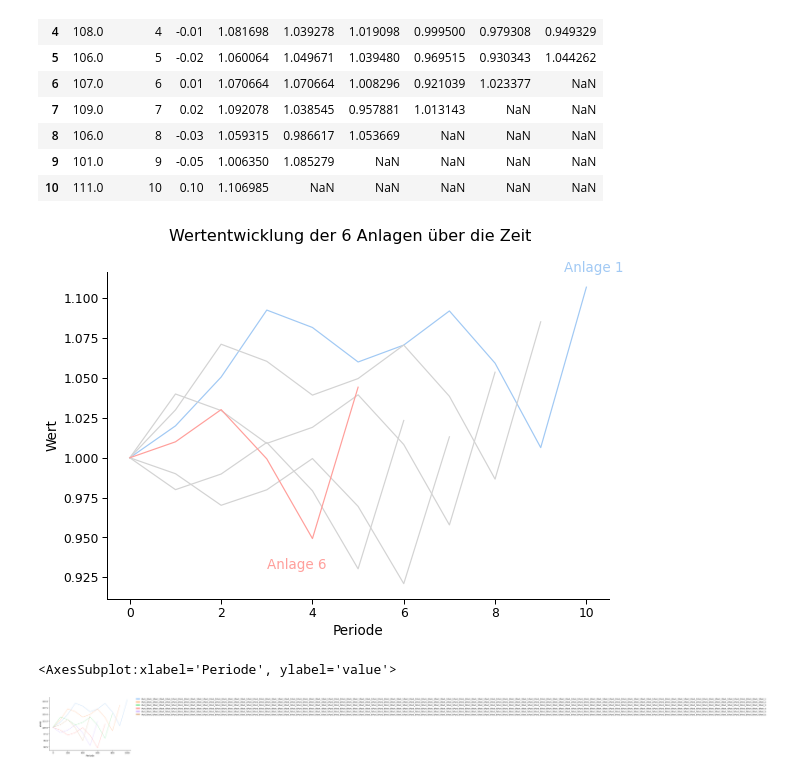
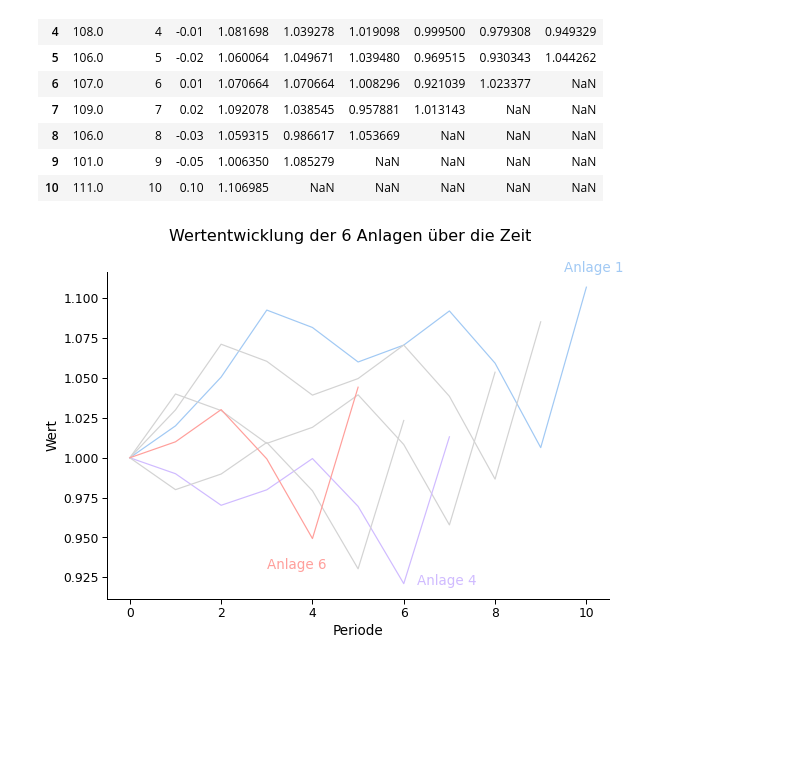
Before and after one commit to fredzett/Skript-Business-Analytics, a Jupyter notebook: _sources/chapters/assets/assets.ipynb, the cells around one changed output. Drawn from its saved outputs; the diff is of its cells as text; code cells hidden in the pictures; blank space fills up the shorter version.

```diff
--- a/_sources/chapters/assets/assets.ipynb
+++ b/_sources/chapters/assets/assets.ipynb
@@ -95,19 +95,15 @@ data_new
 # %%
 colors = BA.plotting.COLORS
 ax = plot(data=data_new, x="Periode", y=[col for col in data_new.columns if "Anlage" in col],
-        colors=[colors[0], "lightgrey", "lightgrey", "lightgrey", "lightgrey", colors[3]],
+        colors=[colors[0], "lightgrey", "lightgrey", colors[4], "lightgrey", colors[3]],
         show_legend=False, xlabel="Periode", ylabel="Wert", title="Wertentwicklung der 6 Anlagen über die Zeit")
 
 
 xmin, xmax = ax.get_xlim()
 ymin, ymax = ax.get_ylim()
 ax.annotate("Anlage 1", (xmax-1, ymax), color=colors[0] )
+ax.annotate("Anlage 4", (6.3, 0.92), color=colors[4] )
 ax.annotate("Anlage 6", (3,0.93), color=colors[3])
-plt.savefig("Anlagen_perf.png", dpi=200)
+plt.savefig("Anlagen_perf.png", dpi=80)
 # %% [output]
-[figure, old version]
+[figure, new version]
-# %%
-plot(data=data_new, x="Periode", y="value", hue="Portfolio")
-# %% [output]
-<AxesSubplot:xlabel='Periode', ylabel='value'>
-[figure, removed]
```
Also changed, not shown: parts of 13 cells of this notebook, 46 other files.
